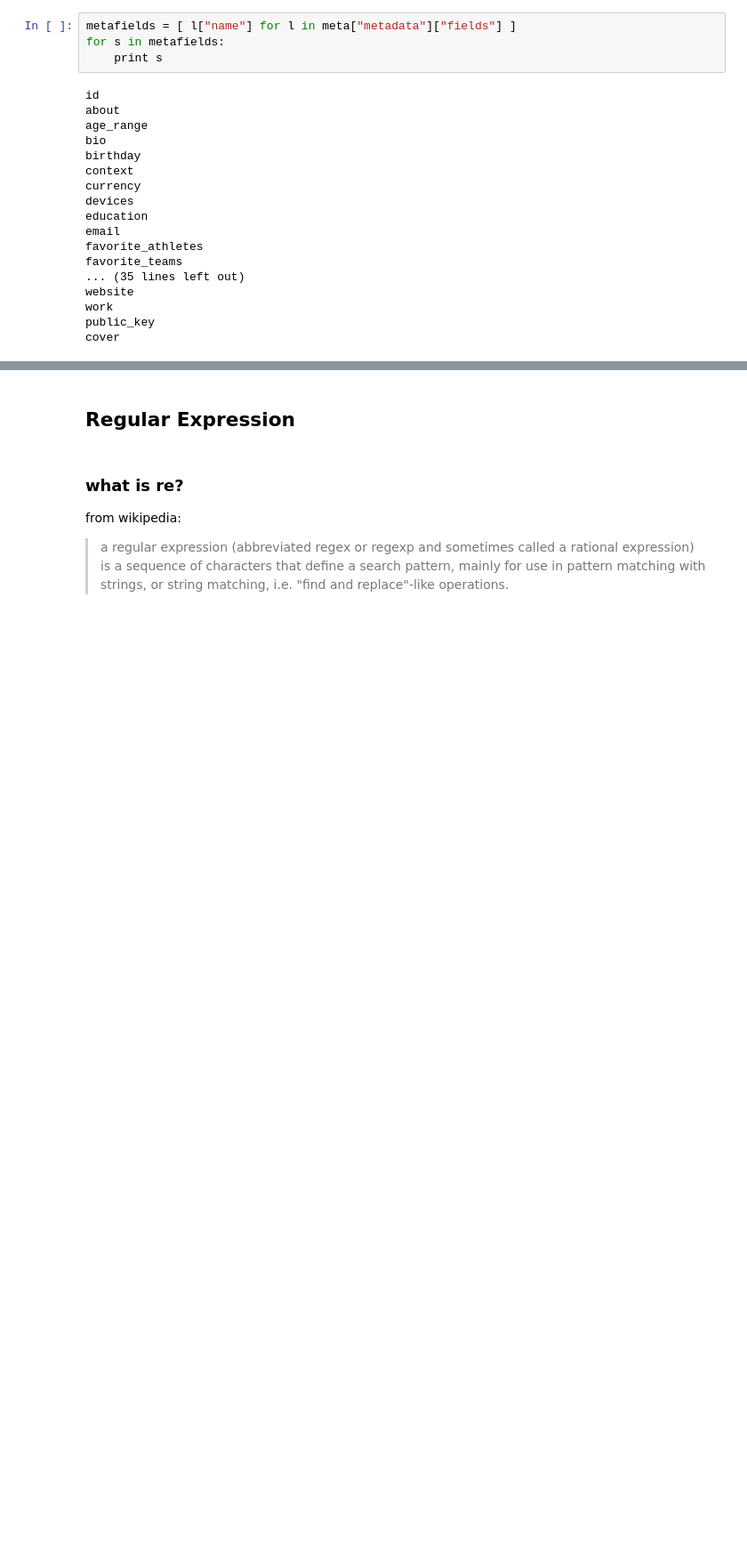
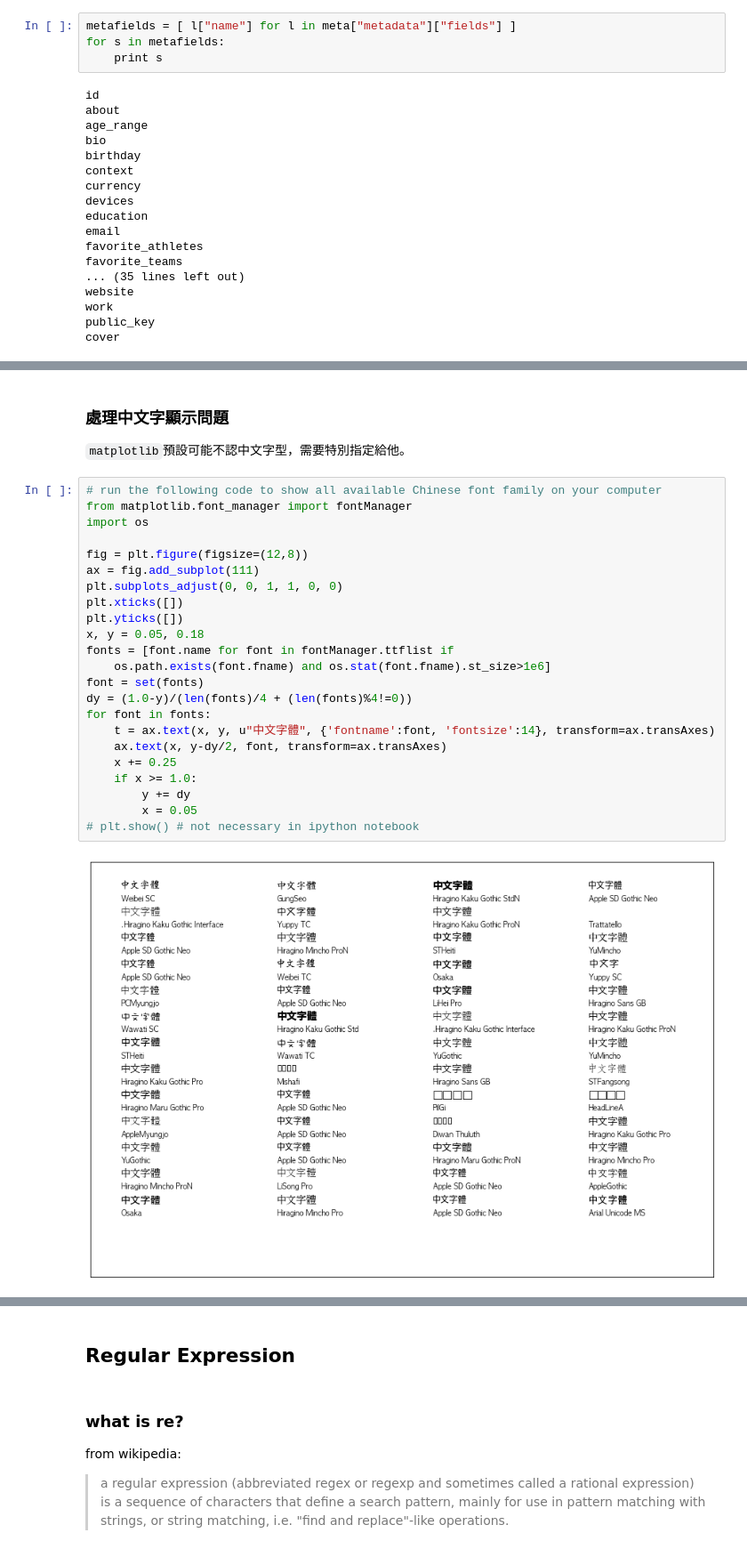
Before and after one commit to everdark/pycrawler_101, a Jupyter notebook: agilearning-pycrawler-w3.ipynb, the cells around one changed output, grey strips where cells are left out. Shown at 89% size. Cells and saved outputs as stored; diff of their text form; blank space fills up the shorter version.

```diff
--- a/agilearning-pycrawler-w3.ipynb
+++ b/agilearning-pycrawler-w3.ipynb
@@ -186,0 +593,28 @@ TBC
+# %% [markdown]
+### 處理中文字顯示問題
+`matplotlib`預設可能不認中文字型，需要特別指定給他。
+# %%
+# run the following code to show all available Chinese font family on your computer
+from matplotlib.font_manager import fontManager
+import os
+
+fig = plt.figure(figsize=(12,8))
+ax = fig.add_subplot(111)
+plt.subplots_adjust(0, 0, 1, 1, 0, 0)
+plt.xticks([])
+plt.yticks([])
+x, y = 0.05, 0.18
+fonts = [font.name for font in fontManager.ttflist if
+    os.path.exists(font.fname) and os.stat(font.fname).st_size>1e6]
+font = set(fonts)
+dy = (1.0-y)/(len(fonts)/4 + (len(fonts)%4!=0))
+for font in fonts:
+    t = ax.text(x, y, u"中文字體", {'fontname':font, 'fontsize':14}, transform=ax.transAxes)
+    ax.text(x, y-dy/2, font, transform=ax.transAxes)
+    x += 0.25
+    if x >= 1.0:
+        y += dy
+        x = 0.05
+# plt.show() # not necessary in ipython notebook
+# %% [output]
+[figure, added]
```
Also changed, not shown: parts of 80 cells of this notebook.
